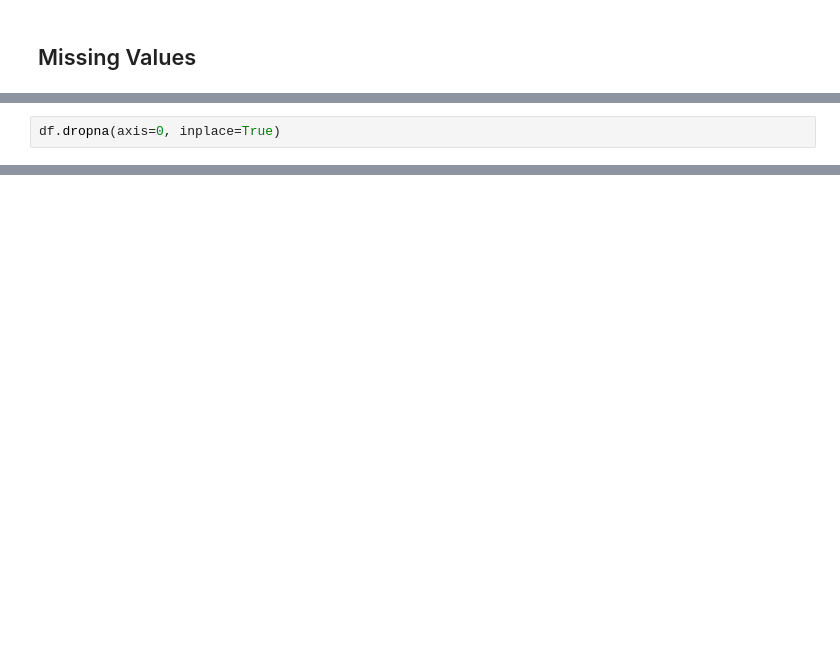
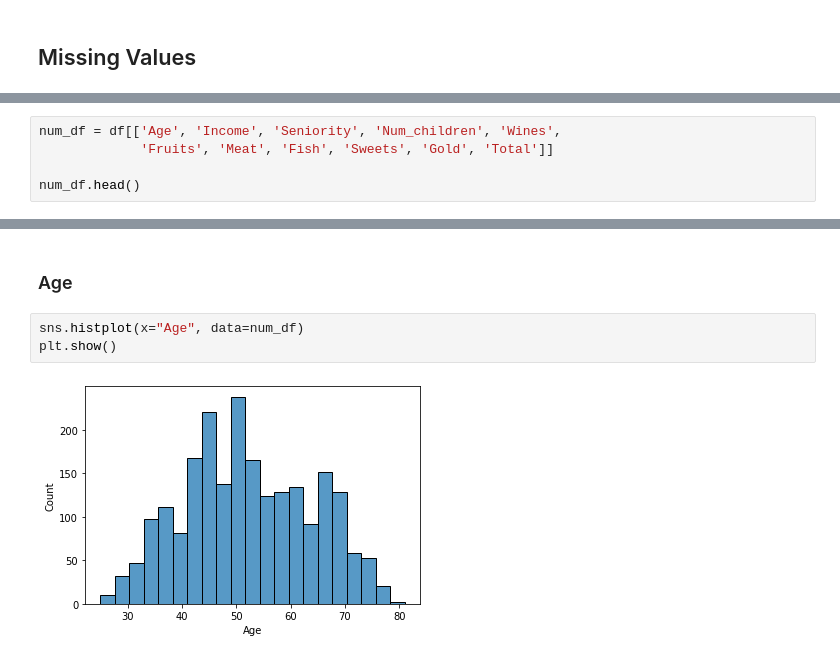
Before and after one commit to johng034/customer-segmentation, a Jupyter notebook: Exploratory Data Analysis.ipynb, the cells around one changed output, grey strips where cells are left out. Saved outputs shown, nothing was run; the diff lists cells and outputs as text; blank space fills up the shorter version.

```diff
--- a/Exploratory Data Analysis.ipynb
+++ b/Exploratory Data Analysis.ipynb
@@ -67,2 +33,0 @@ Since the number of rows with missing values makes up a small percentage of the
-# %%
-df.dropna(axis=0, inplace=True)
@@ -70,0 +89,5 @@ df.dropna(axis=0, inplace=True)
+# %%
+num_df = df[['Age', 'Income', 'Seniority', 'Num_children', 'Wines',
+             'Fruits', 'Meat', 'Fish', 'Sweets', 'Gold', 'Total']]
+
+num_df.head()
@@ -70,0 +113,7 @@ df.dropna(axis=0, inplace=True)
+# %% [markdown]
+### Age
+# %%
+sns.histplot(x="Age", data=num_df)
+plt.show()
+# %% [output]
+[figure, added]
```
Also changed, not shown: parts of 31 cells of this notebook, 1 other file.
